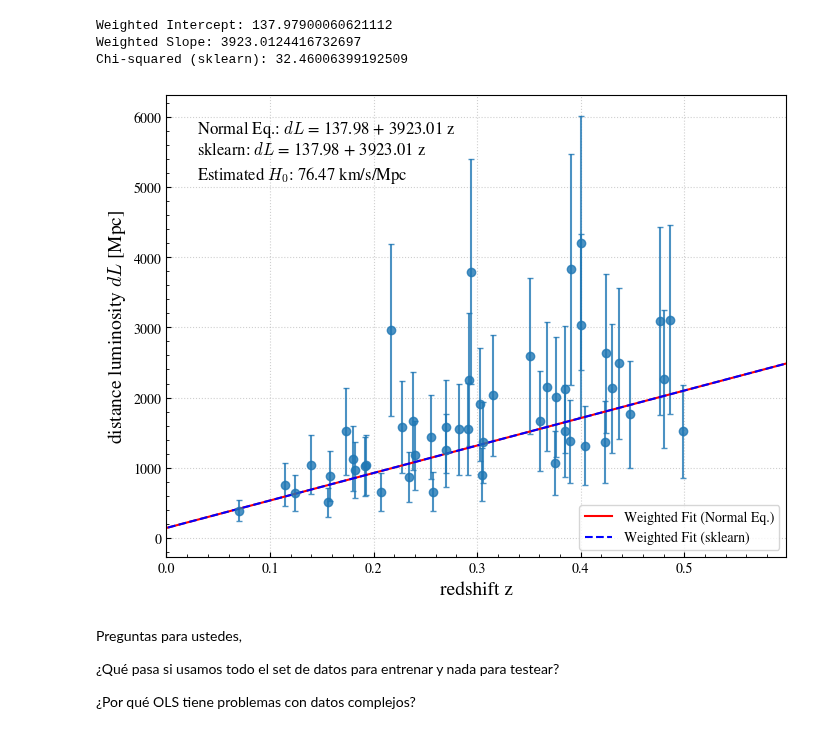
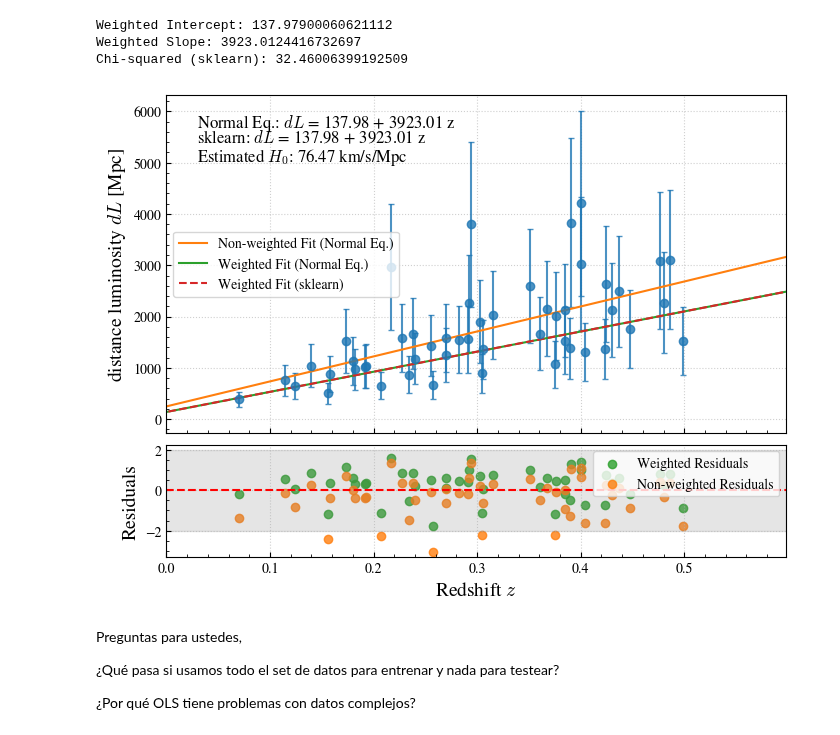
Before and after one commit to jurados/AS4501_Astroinformatic, a Jupyter notebook: Auxiliar/AUX1_LinearRegression.ipynb, the cells around one changed output. Cells and saved outputs as stored; diff of their text form; code cells hidden in the pictures.

```diff
--- a/Auxiliar/AUX1_LinearRegression.ipynb
+++ b/Auxiliar/AUX1_LinearRegression.ipynb
@@ -338,24 +345,34 @@ Chi-squared (sklearn): 32.46006399192509
 # %%
 z_fit = np.linspace(z_sample.min()-0.1, z_sample.max()+0.1, 100).reshape(-1, 1)
 X_fit_weighted = np.column_stack((np.ones(z_fit.shape[0]), z_fit))
 dL_fit_weighted = X_fit_weighted @ theta_weighted
 dL_fit_weighted_sklearn = model_weighted.predict(z_fit)
 
-fig, ax = plt.subplots(figsize=(8, 6))
-ax.errorbar(z_sample, dL_sample, yerr=ddL_sample, fmt='o', capsize=2, alpha=0.8)
-ax.plot(z_fit, dL_fit_weighted, color='red', label='Weighted Fit (Normal Eq.)')
-ax.plot(z_fit, dL_fit_weighted_sklearn, color='blue', linestyle='--', label='Weighted Fit (sklearn)')
-ax.set_xlabel('redshift z', fontsize=14)
-ax.set_ylabel(r'distance luminosity $dL$ [Mpc]', fontsize=14)
-ax.text(0.05, 0.95, fr'Normal Eq.: $dL$ = {theta_weighted[0]:.2f} + {theta_weighted[1]:.2f} z', transform=ax.transAxes, fontsize=12, verticalalignment='top')
-ax.text(0.05, 0.90, fr'sklearn: $dL$ = {model_weighted.intercept_:.2f} + {model_weighted.coef_[0]:.2f} z', transform=ax.transAxes, fontsize=12, verticalalignment='top')
-ax.text(0.05, 0.85, fr'Estimated $H_0$: {CSPEED/model_weighted.coef_[0]:.2f} km/s/Mpc', transform=ax.transAxes, fontsize=12, verticalalignment='top')
-ax.set_xlim(0.0, z_sample.max()+0.1)
-ax.legend()
+fig, ax = plt.subplots(nrows=2,figsize=(8, 6),sharex=True,gridspec_kw={'height_ratios': [3, 1], 'hspace': 0.05})
+ax[0].errorbar(z_sample, dL_sample, yerr=ddL_sample, fmt='o', capsize=2, alpha=0.8)
+ax[0].plot(z_fit, dL_fit, color='C1', label='Non-weighted Fit (Normal Eq.)')
+ax[0].plot(z_fit, dL_fit_weighted, color='C2', label='Weighted Fit (Normal Eq.)')
+ax[0].plot(z_fit, dL_fit_weighted_sklearn, color='C3', linestyle='--', label='Weighted Fit (sklearn)')
+ax[0].set_ylabel(r'distance luminosity $dL$ [Mpc]', fontsize=14)
+ax[0].text(0.05, 0.95, fr'Normal Eq.: $dL$ = {theta_weighted[0]:.2f} + {theta_weighted[1]:.2f} z', transform=ax[0].transAxes, fontsize=12, verticalalignment='top')
+ax[0].text(0.05, 0.90, fr'sklearn: $dL$ = {model_weighted.intercept_:.2f} + {model_weighted.coef_[0]:.2f} z', transform=ax[0].transAxes, fontsize=12, verticalalignment='top')
+ax[0].text(0.05, 0.85, fr'Estimated $H_0$: {CSPEED/model_weighted.coef_[0]:.2f} km/s/Mpc', transform=ax[0].transAxes, fontsize=12, verticalalignment='top')
+ax[0].set_xlim(0.0, z_sample.max()+0.1)
+ax[0].legend()
+ax[0].grid()
+
+ax[1].scatter(z_sample, (dL_sample - dL_pred_weighted)/ddL_sample, alpha=0.8, color='C2', label='Weighted Residuals')
+ax[1].scatter(z_sample, (dL_sample - dL_pred)/ddL_sample, alpha=0.8, color='C1', label='Non-weighted Residuals')
+ax[1].axhline(0, color='red', linestyle='--')
+ax[1].set_xlabel('Redshift $z$', fontsize=14)
+ax[1].set_ylabel('Residuals', fontsize=14)
+ax[1].fill_between(z_fit.flatten(), -2, 2, color='gray', alpha=0.2)
+ax[1].legend()
+
 plt.grid()
 plt.show()
 # %% [output]
-[figure, old version]
+[figure, new version]
 # %% [markdown]
 Preguntas para ustedes,
 
```
Also changed, not shown: parts of 11 cells of this notebook, 1 other file.
